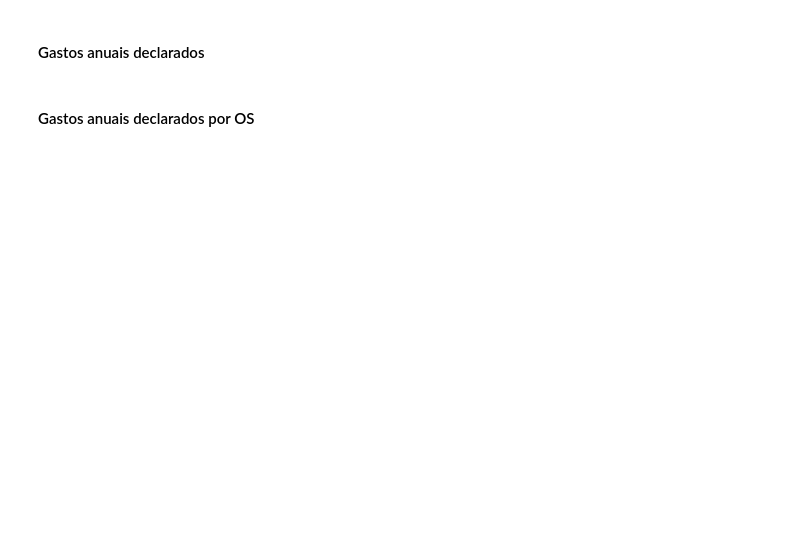
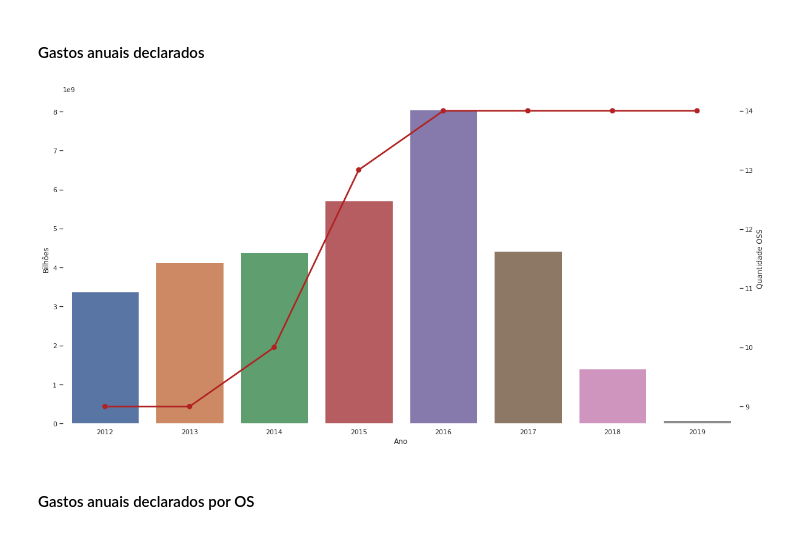
Before and after one commit to jpedrojpedro/icd-20191, a Jupyter notebook: app/relatorios.ipynb, the cells around one changed output. Saved outputs shown, nothing was run; the diff lists cells and outputs as text; code cells hidden in the pictures; blank space fills up the shorter version.

```diff
--- a/app/relatorios.ipynb
+++ b/app/relatorios.ipynb
@@ -10,3 +14,5 @@ import pandas.io.json as pd_json
+# %%
+sns.set(style="white")
 # %% [markdown]
 #### Funções auxiliares
 # %%
@@ -90,14 +96,17 @@ df_prefeito = pd.DataFrame(columns=['ano', 'prefeito'], data=dados_prefeito)
 # %%
 dff = pd.DataFrame()
 for arquivo in listar_arquivos():
-    os_id, contrato_id = obter_os_contrato(arquivo)
-    dados = ler_json(arquivo)
-    df = pd_json.json_normalize(dados)
-    df['os_id'] = os_id
-    df['os_nome'] = OS[os_id]
-    df['contrato_id'] = contrato_id
-    df['contrato_numero'] = CONTRATO[contrato_id]
-    df = pd.merge(left=df, right=df_prefeito, how='left', left_on='ref_ano', right_on='ano')
-    dff = dff.append(df)
+    try:
+        os_id, contrato_id = obter_os_contrato(arquivo)
+        dados = ler_json(arquivo)
+        df = pd_json.json_normalize(dados)
+        df['os_id'] = os_id
+        df['os_nome'] = OS[os_id]
+        df['contrato_id'] = contrato_id
+        df['contrato_numero'] = CONTRATO[contrato_id]
+        df = pd.merge(left=df, right=df_prefeito, how='left', left_on='ref_ano', right_on='ano')
+        dff = dff.append(df)
+    except:
+        continue
 # %%
 dff.head(5)
@@ -109,3 +125,4 @@ agregacoes = {
     'os_id': pd.Series.nunique
 }
 df_gastos_anuais = dff.groupby('ref_ano').agg(agregacoes)
+df_gastos_anuais.reset_index(inplace=True)
@@ -114,3 +129,15 @@ df_gastos_anuais.to_excel('output/graficos/gastos-anuais-raw.xlsx')
+# %%
+fig, ax1 = plt.subplots(figsize=(20, 10))
+ax2 = ax1.twinx()
+sns.barplot(x="ref_ano", y="valor", data=df_gastos_anuais,
+            order=range(2012, 2020), ax=ax1)
+sns.pointplot(x="ref_ano", y="os_id", data=df_gastos_anuais, color="#B22222",
+              order=range(2012, 2020), ax=ax2)
+ax1.set(ylabel="Bilhões", xlabel="Ano")
+ax2.set(ylabel="Quantidade OSS")
+sns.despine(left=True, bottom=True)
+# %% [output]
+[figure, added]
 # %% [markdown]
 #### Gastos anuais declarados por OS
 # %%
```
Also changed, not shown: parts of 18 cells of this notebook, 1 other file.
